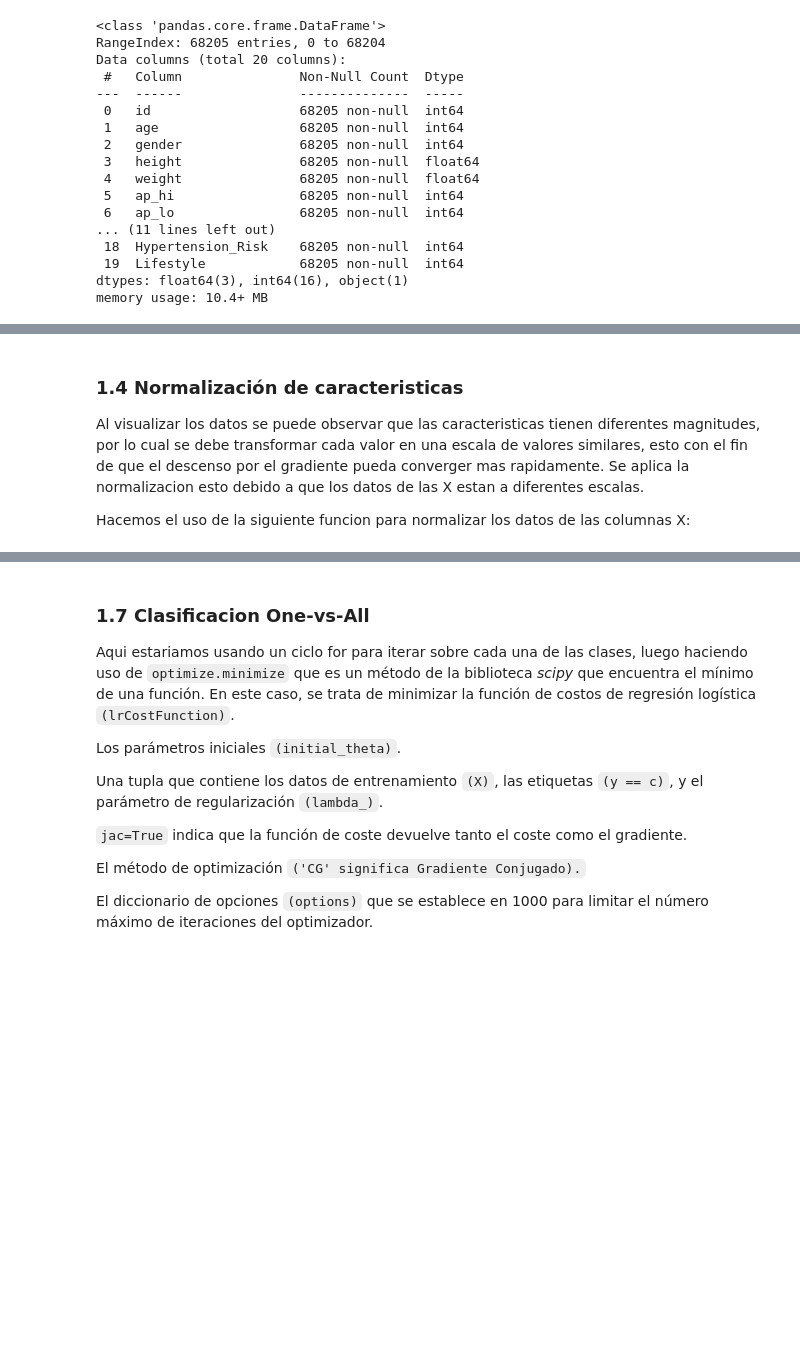
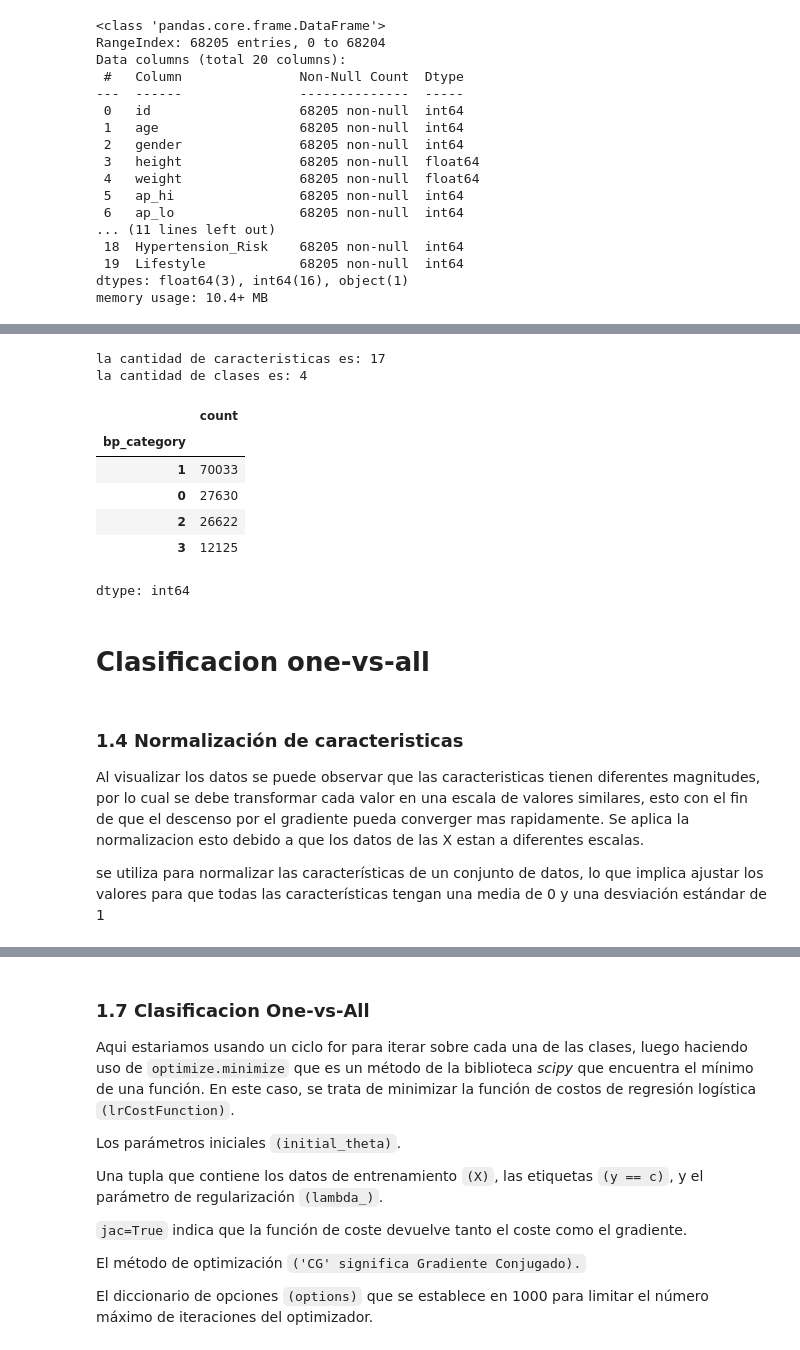
Before and after one commit to OrtegaJulio7/SIS420, a Jupyter notebook: Primer Parcial/1parcial.ipynb, the cells around one changed output, grey strips where cells are left out. Saved outputs shown, nothing was run; the diff lists cells and outputs as text; code cells hidden in the pictures; blank space fills up the shorter version.

```diff
--- a/Primer Parcial/1parcial.ipynb
+++ b/Primer Parcial/1parcial.ipynb
@@ -343,6 +342,32 @@ dtype: int64
+# %%
+#para contar cuantas clases contiene nuestra columna y
+class_counts = df_combined["bp_category"].value_counts()
+
+#para contar cuantas caracteristicas tiene nuestro dataset, obviamente con sin contar nuestra y, por eso lo dropeamos, tambien dropeamos la primera columna que no tiene nombre
+feactures_counts = df_combined.drop(['bp_category'], axis=1)
+feactures_counts = feactures_counts.shape[1]
+
+
+print(f"la cantidad de caracteristicas es: { feactures_counts}")
+print(f'la cantidad de clases es: 4')
+
+#mostramos la cantidad de clases tiene, y en que cantidad
+class_counts
+# %% [output]
+la cantidad de caracteristicas es: 17
+la cantidad de clases es: 4
+|  | count |
+| bp_category |  |
+| 1 | 70033 |
+| 0 | 27630 |
+| 2 | 26622 |
+| 3 | 12125 |
+dtype: int64
+# %% [markdown]
+# Clasificacion one-vs-all
 # %% [markdown]
 ### 1.4 Normalización de caracteristicas
 
 Al visualizar los datos se puede observar que las caracteristicas tienen diferentes magnitudes, por lo cual se debe transformar cada valor en una escala de valores similares, esto con el fin de que el descenso por el gradiente pueda converger mas rapidamente. Se aplica la normalizacion esto debido a que los datos de las X estan a diferentes escalas.
 
-Hacemos el uso de la siguiente funcion para normalizar los datos de las columnas X:
+se utiliza para normalizar las características de un conjunto de datos, lo que implica ajustar los valores para que todas las características tengan una media de 0 y una desviación estándar de 1
```
Also changed, not shown: parts of 29 cells of this notebook.
